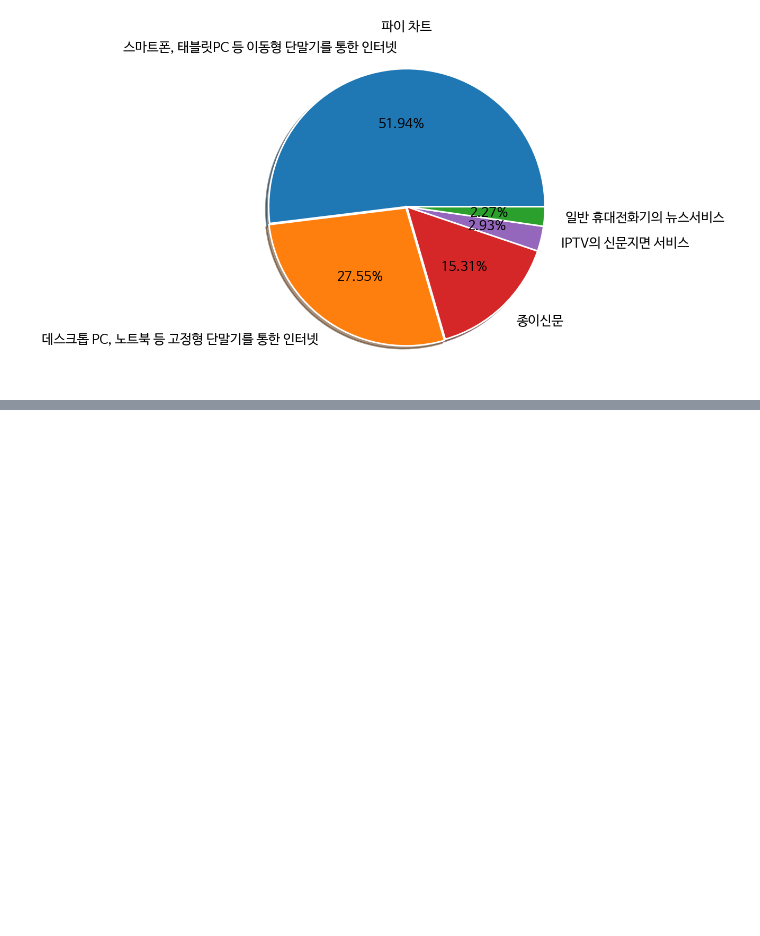
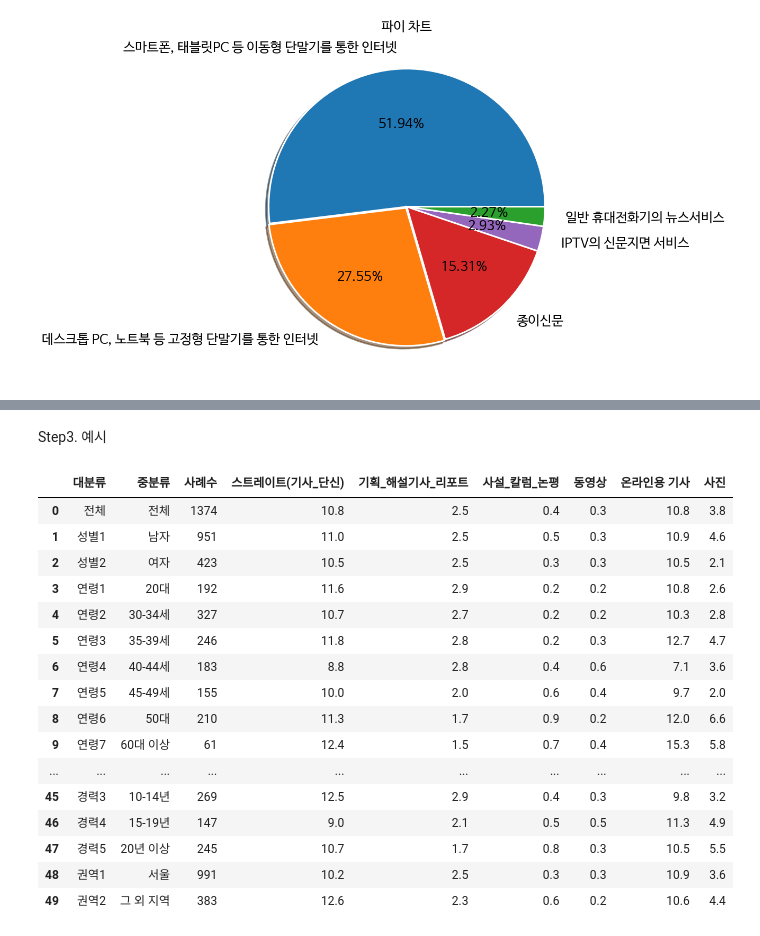
Before and after one commit to Hanbi-Kim/IntroToPython, a Jupyter notebook: Pandas&PieChart.ipynb, the cells around one changed output, grey strips where cells are left out. Drawn from its saved outputs; the diff is of its cells as text; code cells hidden in the pictures; blank space fills up the shorter version.

```diff
--- a/Pandas&PieChart.ipynb
+++ b/Pandas&PieChart.ipynb
@@ -595,0 +602,25 @@ plt.show()
+# %% [markdown]
+Step3. 예시
+# %%
+import pandas as pd
+# 데이터 출처: https://www.data.go.kr/data/15071242/fileData.do
+df = pd.read_csv("", encoding='cp949')
+df
+# %% [output]
+|  | 대분류 | 중분류 | 사례수 | 스트레이트(기사_단신) | 기획_해설기사_리포트 | 사설_칼럼_논평 | 동영상 | 온라인용 기사 | 사진 |
+| 0 | 전체 | 전체 | 1374 | 10.8 | 2.5 | 0.4 | 0.3 | 10.8 | 3.8 |
+| 1 | 성별1 | 남자 | 951 | 11.0 | 2.5 | 0.5 | 0.3 | 10.9 | 4.6 |
+| 2 | 성별2 | 여자 | 423 | 10.5 | 2.5 | 0.3 | 0.3 | 10.5 | 2.1 |
+| 3 | 연령1 | 20대 | 192 | 11.6 | 2.9 | 0.2 | 0.2 | 10.8 | 2.6 |
+| 4 | 연령2 | 30-34세 | 327 | 10.7 | 2.7 | 0.2 | 0.2 | 10.3 | 2.8 |
+| 5 | 연령3 | 35-39세 | 246 | 11.8 | 2.8 | 0.2 | 0.3 | 12.7 | 4.7 |
+| 6 | 연령4 | 40-44세 | 183 | 8.8 | 2.8 | 0.4 | 0.6 | 7.1 | 3.6 |
+| 7 | 연령5 | 45-49세 | 155 | 10.0 | 2.0 | 0.6 | 0.4 | 9.7 | 2.0 |
+| 8 | 연령6 | 50대 | 210 | 11.3 | 1.7 | 0.9 | 0.2 | 12.0 | 6.6 |
+| 9 | 연령7 | 60대 이상 | 61 | 12.4 | 1.5 | 0.7 | 0.4 | 15.3 | 5.8 |
+| ... | ... | ... | ... | ... | ... | ... | ... | ... | ... |
+| 45 | 경력3 | 10-14년 | 269 | 12.5 | 2.9 | 0.4 | 0.3 | 9.8 | 3.2 |
+| 46 | 경력4 | 15-19년 | 147 | 9.0 | 2.1 | 0.5 | 0.5 | 11.3 | 4.9 |
+| 47 | 경력5 | 20년 이상 | 245 | 10.7 | 1.7 | 0.8 | 0.3 | 10.5 | 5.5 |
+| 48 | 권역1 | 서울 | 991 | 10.2 | 2.5 | 0.3 | 0.3 | 10.9 | 3.6 |
+| 49 | 권역2 | 그 외 지역 | 383 | 12.6 | 2.3 | 0.6 | 0.2 | 10.6 | 4.4 |
```
Also changed, not shown: parts of 2 cells of this notebook.
